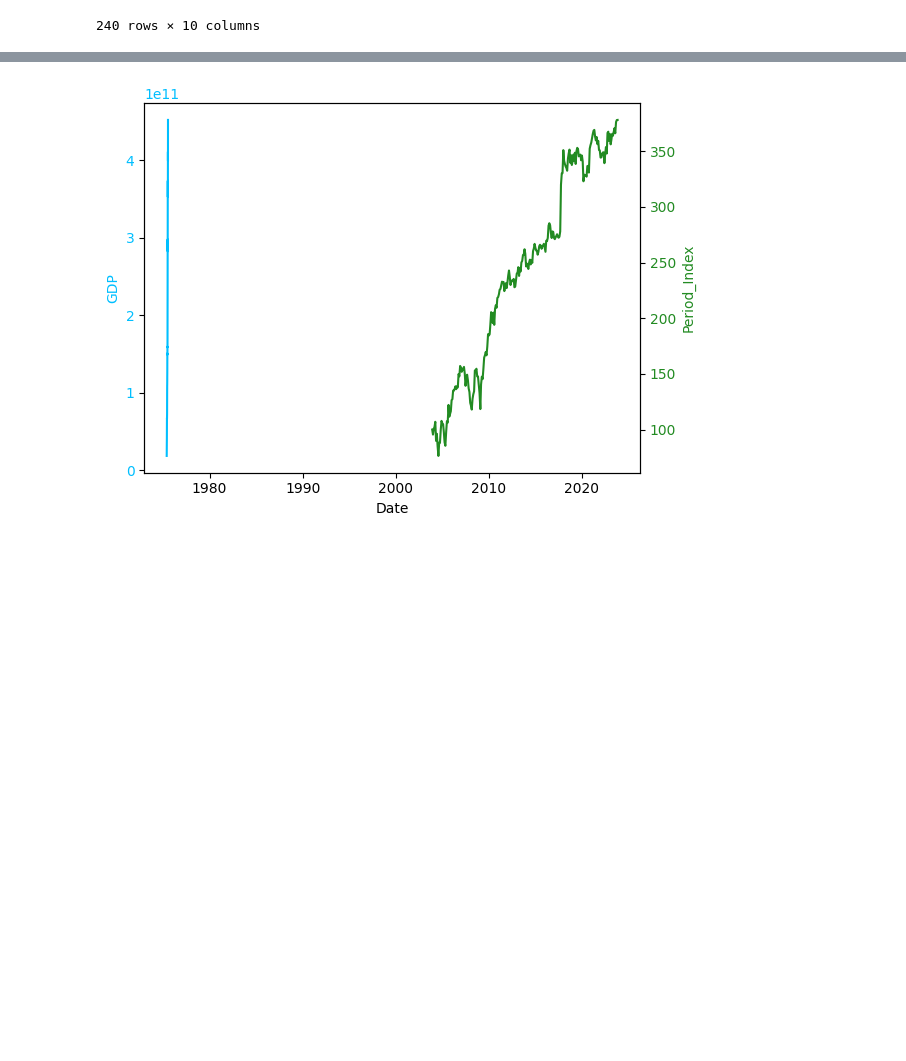
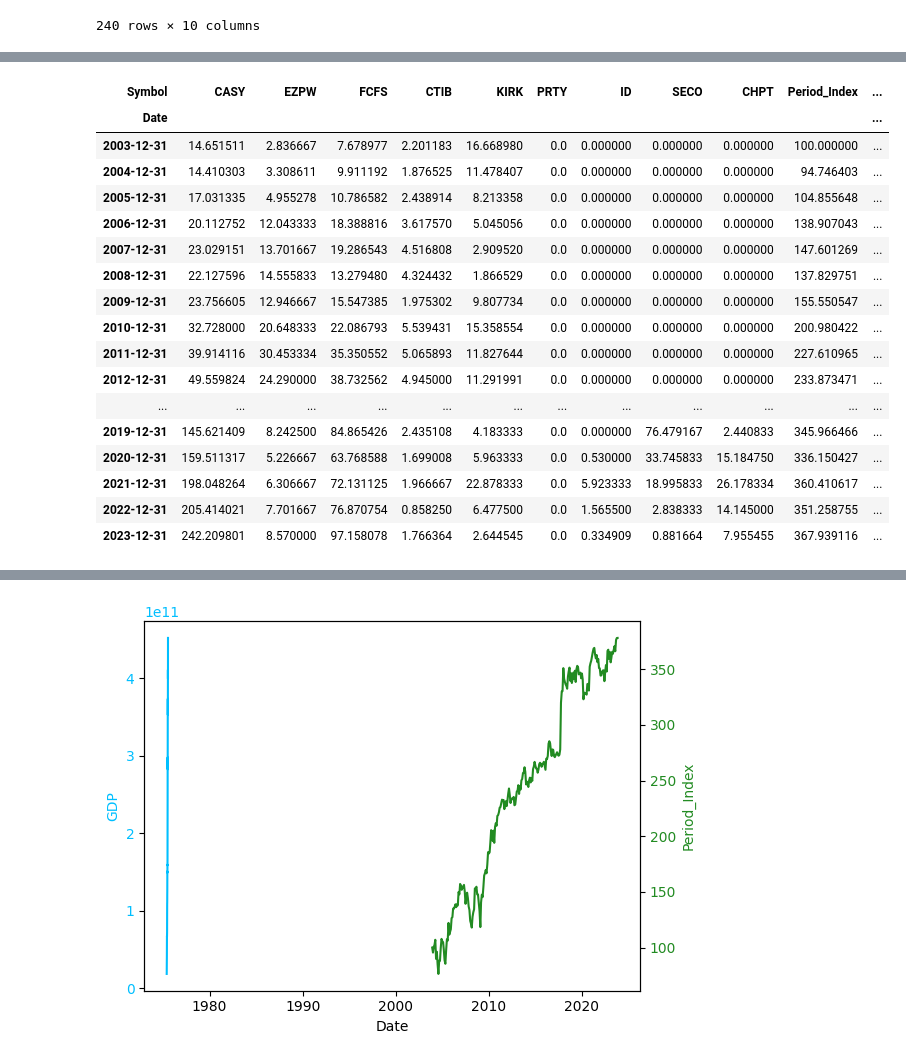
Before and after one commit to maximarbuzov/maxim, a Jupyter notebook: Untitled7.ipynb, the cells around one changed output, grey strips where cells are left out. Cells and saved outputs as stored; diff of their text form; code cells hidden in the pictures; blank space fills up the shorter version.

```diff
--- a/Untitled7.ipynb
+++ b/Untitled7.ipynb
@@ -879,0 +946,22 @@ prices1
+# %%
+year_prices['Date'] = year_prices.index
+year_prices
+# %% [output]
+| Symbol | CASY | EZPW | FCFS | CTIB | KIRK | PRTY | ID | SECO | CHPT | Period_Index | ... |
+| Date |  |  |  |  |  |  |  |  |  |  | ... |
+| 2003-12-31 | 14.651511 | 2.836667 | 7.678977 | 2.201183 | 16.668980 | 0.0 | 0.000000 | 0.000000 | 0.000000 | 100.000000 | ... |
+| 2004-12-31 | 14.410303 | 3.308611 | 9.911192 | 1.876525 | 11.478407 | 0.0 | 0.000000 | 0.000000 | 0.000000 | 94.746403 | ... |
+| 2005-12-31 | 17.031335 | 4.955278 | 10.786582 | 2.438914 | 8.213358 | 0.0 | 0.000000 | 0.000000 | 0.000000 | 104.855648 | ... |
+| 2006-12-31 | 20.112752 | 12.043333 | 18.388816 | 3.617570 | 5.045056 | 0.0 | 0.000000 | 0.000000 | 0.000000 | 138.907043 | ... |
+| 2007-12-31 | 23.029151 | 13.701667 | 19.286543 | 4.516808 | 2.909520 | 0.0 | 0.000000 | 0.000000 | 0.000000 | 147.601269 | ... |
+| 2008-12-31 | 22.127596 | 14.555833 | 13.279480 | 4.324432 | 1.866529 | 0.0 | 0.000000 | 0.000000 | 0.000000 | 137.829751 | ... |
+| 2009-12-31 | 23.756605 | 12.946667 | 15.547385 | 1.975302 | 9.807734 | 0.0 | 0.000000 | 0.000000 | 0.000000 | 155.550547 | ... |
+| 2010-12-31 | 32.728000 | 20.648333 | 22.086793 | 5.539431 | 15.358554 | 0.0 | 0.000000 | 0.000000 | 0.000000 | 200.980422 | ... |
+| 2011-12-31 | 39.914116 | 30.453334 | 35.350552 | 5.065893 | 11.827644 | 0.0 | 0.000000 | 0.000000 | 0.000000 | 227.610965 | ... |
+| 2012-12-31 | 49.559824 | 24.290000 | 38.732562 | 4.945000 | 11.291991 | 0.0 | 0.000000 | 0.000000 | 0.000000 | 233.873471 | ... |
+| ... | ... | ... | ... | ... | ... | ... | ... | ... | ... | ... | ... |
+| 2019-12-31 | 145.621409 | 8.242500 | 84.865426 | 2.435108 | 4.183333 | 0.0 | 0.000000 | 76.479167 | 2.440833 | 345.966466 | ... |
+| 2020-12-31 | 159.511317 | 5.226667 | 63.768588 | 1.699008 | 5.963333 | 0.0 | 0.530000 | 33.745833 | 15.184750 | 336.150427 | ... |
+| 2021-12-31 | 198.048264 | 6.306667 | 72.131125 | 1.966667 | 22.878333 | 0.0 | 5.923333 | 18.995833 | 26.178334 | 360.410617 | ... |
+| 2022-12-31 | 205.414021 | 7.701667 | 76.870754 | 0.858250 | 6.477500 | 0.0 | 1.565500 | 2.838333 | 14.145000 | 351.258755 | ... |
+| 2023-12-31 | 242.209801 | 8.570000 | 97.158078 | 1.766364 | 2.644545 | 0.0 | 0.334909 | 0.881664 | 7.955455 | 367.939116 | ... |
```
Also changed, not shown: parts of 17 cells of this notebook.
